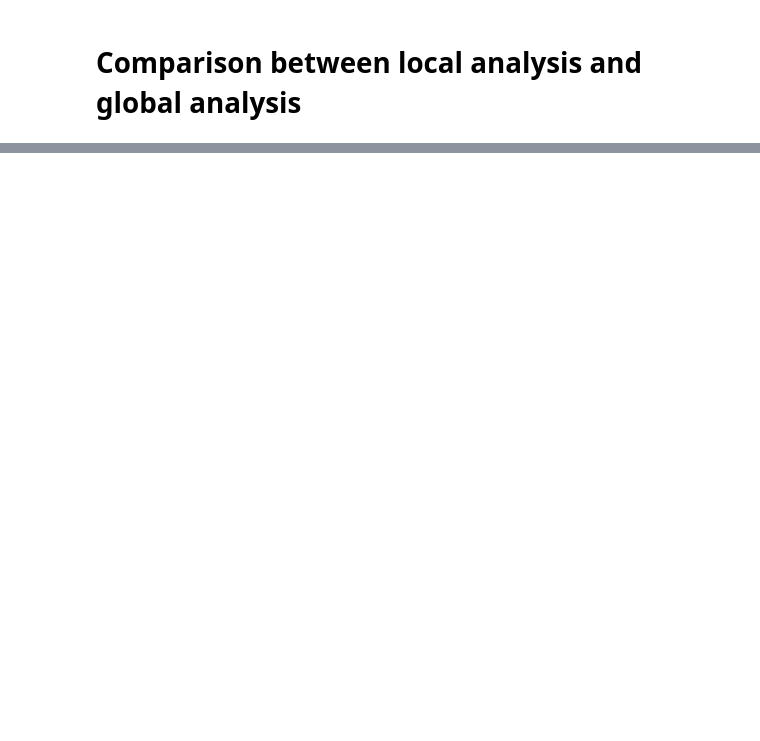
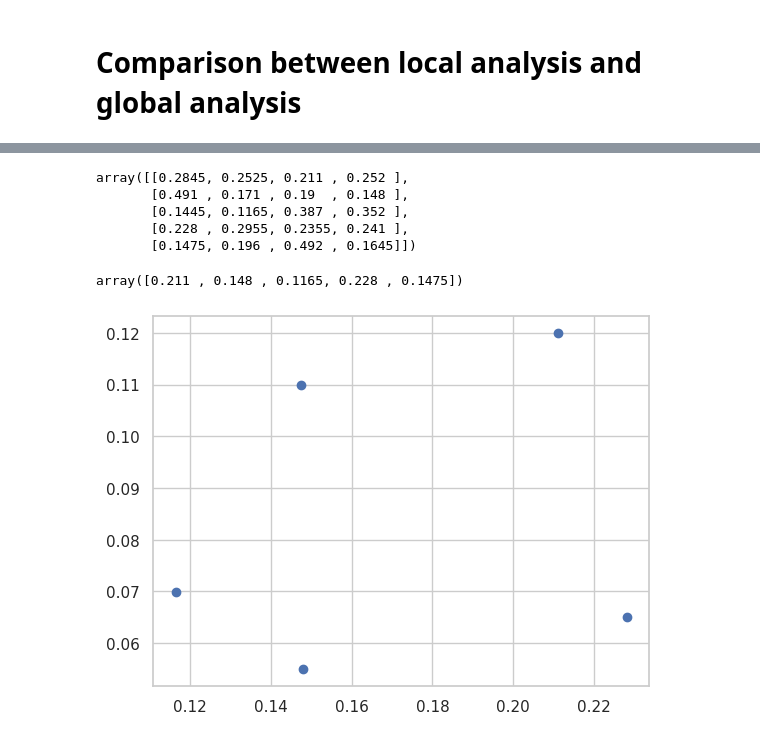
Before and after one commit to IDSIA/FL-Bioinformatics, a Jupyter notebook: MinorAllele/Comparison.ipynb, the cells around one changed output, grey strips where cells are left out. Cells and saved outputs as stored; diff of their text form; code cells hidden in the pictures; blank space fills up the shorter version.

Commit message:
Added MAF example

```diff
--- a/MinorAllele/Comparison.ipynb
+++ b/MinorAllele/Comparison.ipynb
@@ -22,13 +41,13 @@ num_partitions = 5
 all_partitions = []
 for i in range(num_partitions):
     data = load_data(i, num_partitions, params["num_individuals"],
-                     num_snps = params["num_snps"], seed_value = params["seed_value"])
+                     num_snps = params["num_snps"], seed_value =
+                     params["seed_value"]
+                    )
 
     if i==0 :
-        print("Example of local dataset (head):")
-        print(f"{data.head()}\n")
-
-    df_counts = count_alleles(data)
-    print(f"Partition {i}:\n")
-    print(df_counts.head())
+        print("Example of local dataset:")
+        display(data)
+    all_partitions.append(data)
+centralized_df = pd.concat(all_partitions)
 # %% [output]
@@ -53,0 +68,3 @@ SNP_5       11        3       12       14             40
+# %%
+centralized_counts = count_alleles(centralized_df)
+centralized_counts
@@ -53,0 +78,19 @@ SNP_5       11        3       12       14             40
+# %%
+allele_frequencies_np = compute_allele_frequencies_np(centralized_counts)
+allele_frequencies_np
+# %% [output]
+array([[0.2845, 0.2525, 0.211 , 0.252 ],
+       [0.491 , 0.171 , 0.19  , 0.148 ],
+       [0.1445, 0.1165, 0.387 , 0.352 ],
+       [0.228 , 0.2955, 0.2355, 0.241 ],
+       [0.1475, 0.196 , 0.492 , 0.1645]])
+# %%
+centralized_maf = compute_maf(allele_frequencies_np)
+centralized_maf
+# %% [output]
+array([0.211 , 0.148 , 0.1165, 0.228 , 0.1475])
+# %%
+plt.scatter(centralized_maf,federated_maf.MAF.values)
+plt.show()
+# %% [output]
+[figure, added]
```
Also changed, not shown: parts of 23 cells of this notebook, 5 other files.
